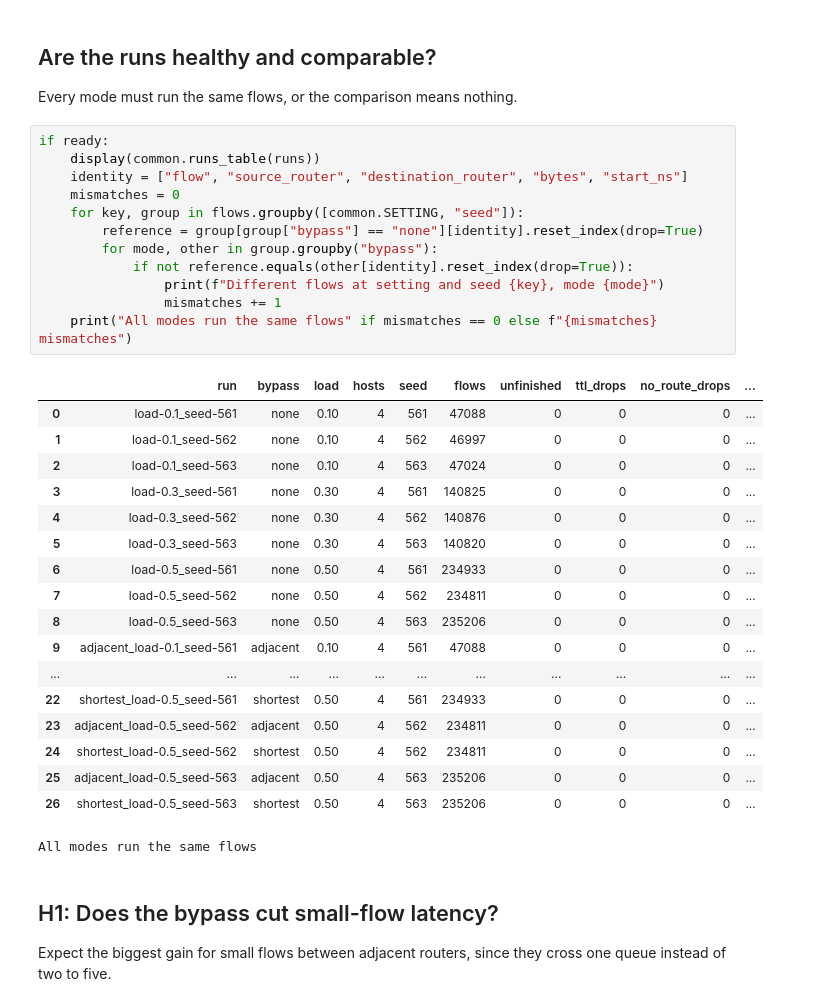
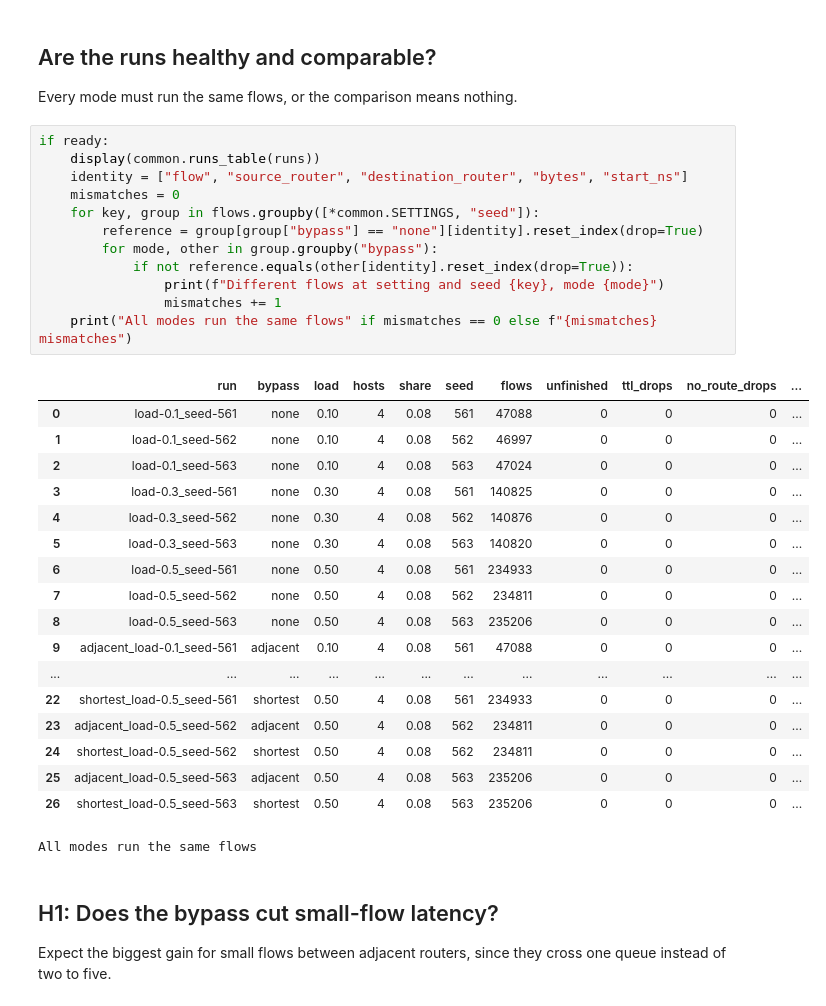
Before and after one commit to VincentNguyenDuc/spraypoint-flow-bypass, a Jupyter notebook: experiments/analysis/02-bypass-comparison.ipynb, the cells around one changed output. Drawn from its saved outputs; the diff is of its cells as text.

```diff
--- a/experiments/analysis/02-bypass-comparison.ipynb
+++ b/experiments/analysis/02-bypass-comparison.ipynb
@@ -48,33 +48,33 @@ Every mode must run the same flows, or the comparison means nothing.
 # %%
 if ready:
     display(common.runs_table(runs))
     identity = ["flow", "source_router", "destination_router", "bytes", "start_ns"]
     mismatches = 0
-    for key, group in flows.groupby([common.SETTING, "seed"]):
+    for key, group in flows.groupby([*common.SETTINGS, "seed"]):
         reference = group[group["bypass"] == "none"][identity].reset_index(drop=True)
         for mode, other in group.groupby("bypass"):
             if not reference.equals(other[identity].reset_index(drop=True)):
                 print(f"Different flows at setting and seed {key}, mode {mode}")
                 mismatches += 1
     print("All modes run the same flows" if mismatches == 0 else f"{mismatches} mismatches")
 # %% [output]
-|  | run | bypass | load | hosts | seed | flows | unfinished | ttl_drops | no_route_drops | ... |
-| 0 | load-0.1_seed-561 | none | 0.10 | 4 | 561 | 47088 | 0 | 0 | 0 | ... |
-| 1 | load-0.1_seed-562 | none | 0.10 | 4 | 562 | 46997 | 0 | 0 | 0 | ... |
-| 2 | load-0.1_seed-563 | none | 0.10 | 4 | 563 | 47024 | 0 | 0 | 0 | ... |
-| 3 | load-0.3_seed-561 | none | 0.30 | 4 | 561 | 140825 | 0 | 0 | 0 | ... |
-| 4 | load-0.3_seed-562 | none | 0.30 | 4 | 562 | 140876 | 0 | 0 | 0 | ... |
-| 5 | load-0.3_seed-563 | none | 0.30 | 4 | 563 | 140820 | 0 | 0 | 0 | ... |
-| 6 | load-0.5_seed-561 | none | 0.50 | 4 | 561 | 234933 | 0 | 0 | 0 | ... |
-| 7 | load-0.5_seed-562 | none | 0.50 | 4 | 562 | 234811 | 0 | 0 | 0 | ... |
-| 8 | load-0.5_seed-563 | none | 0.50 | 4 | 563 | 235206 | 0 | 0 | 0 | ... |
-| 9 | adjacent_load-0.1_seed-561 | adjacent | 0.10 | 4 | 561 | 47088 | 0 | 0 | 0 | ... |
-| ... | ... | ... | ... | ... | ... | ... | ... | ... | ... | ... |
-| 22 | shortest_load-0.5_seed-561 | shortest | 0.50 | 4 | 561 | 234933 | 0 | 0 | 0 | ... |
-| 23 | adjacent_load-0.5_seed-562 | adjacent | 0.50 | 4 | 562 | 234811 | 0 | 0 | 0 | ... |
-| 24 | shortest_load-0.5_seed-562 | shortest | 0.50 | 4 | 562 | 234811 | 0 | 0 | 0 | ... |
-| 25 | adjacent_load-0.5_seed-563 | adjacent | 0.50 | 4 | 563 | 235206 | 0 | 0 | 0 | ... |
-| 26 | shortest_load-0.5_seed-563 | shortest | 0.50 | 4 | 563 | 235206 | 0 | 0 | 0 | ... |
+|  | run | bypass | load | hosts | share | seed | flows | unfinished | ttl_drops | no_route_drops | ... |
+| 0 | load-0.1_seed-561 | none | 0.10 | 4 | 0.08 | 561 | 47088 | 0 | 0 | 0 | ... |
+| 1 | load-0.1_seed-562 | none | 0.10 | 4 | 0.08 | 562 | 46997 | 0 | 0 | 0 | ... |
+| 2 | load-0.1_seed-563 | none | 0.10 | 4 | 0.08 | 563 | 47024 | 0 | 0 | 0 | ... |
+| 3 | load-0.3_seed-561 | none | 0.30 | 4 | 0.08 | 561 | 140825 | 0 | 0 | 0 | ... |
+| 4 | load-0.3_seed-562 | none | 0.30 | 4 | 0.08 | 562 | 140876 | 0 | 0 | 0 | ... |
+| 5 | load-0.3_seed-563 | none | 0.30 | 4 | 0.08 | 563 | 140820 | 0 | 0 | 0 | ... |
+| 6 | load-0.5_seed-561 | none | 0.50 | 4 | 0.08 | 561 | 234933 | 0 | 0 | 0 | ... |
+| 7 | load-0.5_seed-562 | none | 0.50 | 4 | 0.08 | 562 | 234811 | 0 | 0 | 0 | ... |
+| 8 | load-0.5_seed-563 | none | 0.50 | 4 | 0.08 | 563 | 235206 | 0 | 0 | 0 | ... |
+| 9 | adjacent_load-0.1_seed-561 | adjacent | 0.10 | 4 | 0.08 | 561 | 47088 | 0 | 0 | 0 | ... |
+| ... | ... | ... | ... | ... | ... | ... | ... | ... | ... | ... | ... |
+| 22 | shortest_load-0.5_seed-561 | shortest | 0.50 | 4 | 0.08 | 561 | 234933 | 0 | 0 | 0 | ... |
+| 23 | adjacent_load-0.5_seed-562 | adjacent | 0.50 | 4 | 0.08 | 562 | 234811 | 0 | 0 | 0 | ... |
+| 24 | shortest_load-0.5_seed-562 | shortest | 0.50 | 4 | 0.08 | 562 | 234811 | 0 | 0 | 0 | ... |
+| 25 | adjacent_load-0.5_seed-563 | adjacent | 0.50 | 4 | 0.08 | 563 | 235206 | 0 | 0 | 0 | ... |
+| 26 | shortest_load-0.5_seed-563 | shortest | 0.50 | 4 | 0.08 | 563 | 235206 | 0 | 0 | 0 | ... |
 All modes run the same flows
 # %% [markdown]
 ## H1: Does the bypass cut small-flow latency?
```
Also changed, not shown: parts of 12 cells of this notebook, 6 other files.
